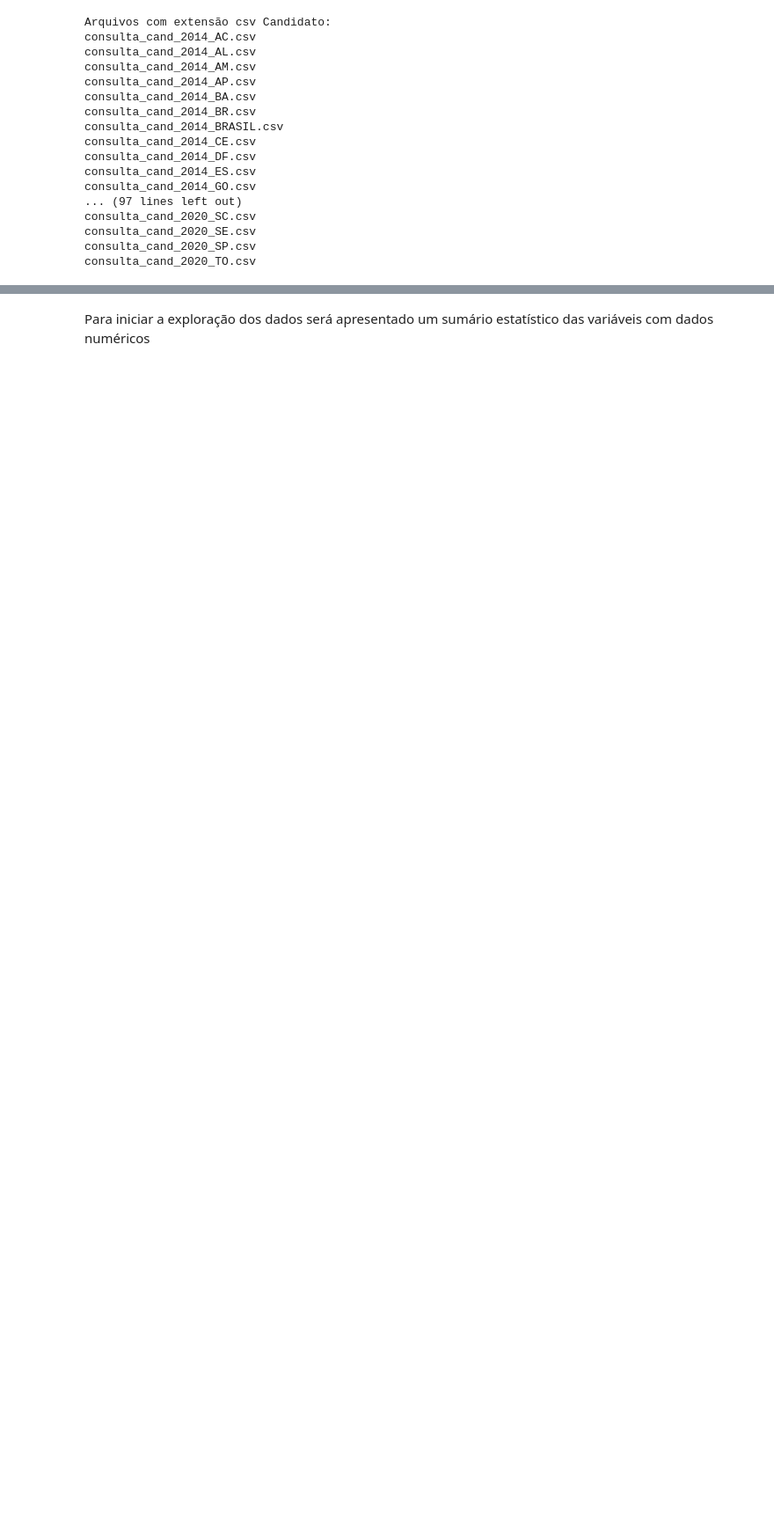
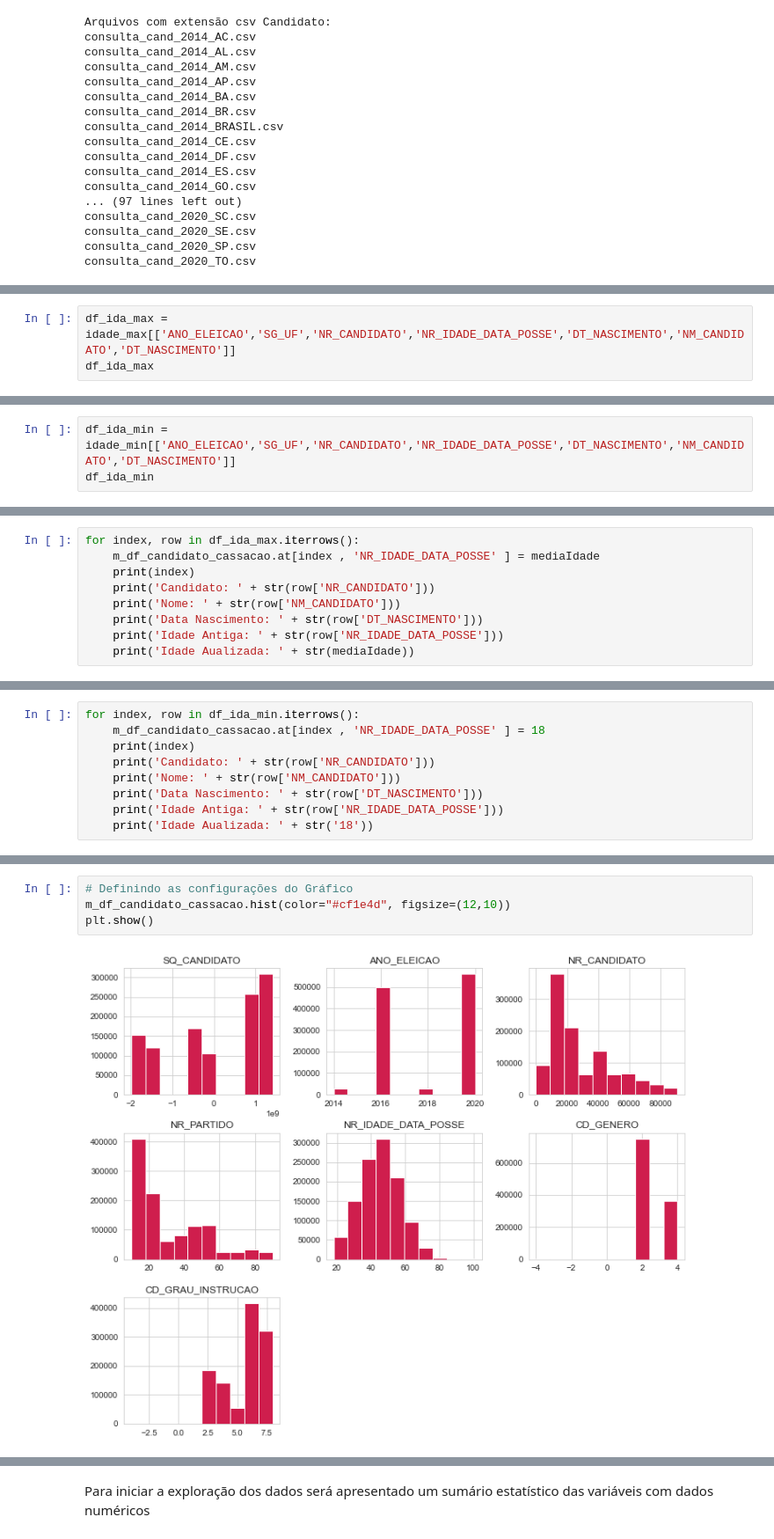
Before and after one commit to wendercorrea/projetoFinalPuc, a Jupyter notebook: WENDER_CORREA.ipynb, the cells around one changed output, grey strips where cells are left out. Shown at 88% size. Saved outputs shown, nothing was run; the diff lists cells and outputs as text; blank space fills up the shorter version.

```diff
--- a/WENDER_CORREA.ipynb
+++ b/WENDER_CORREA.ipynb
@@ -299,0 +598,3 @@ mergeDf.shape
+# %%
+df_ida_max = idade_max[['ANO_ELEICAO','SG_UF','NR_CANDIDATO','NR_IDADE_DATA_POSSE','DT_NASCIMENTO','NM_CANDIDATO','DT_NASCIMENTO']]
+df_ida_max
@@ -299,0 +616,3 @@ mergeDf.shape
+# %%
+df_ida_min = idade_min[['ANO_ELEICAO','SG_UF','NR_CANDIDATO','NR_IDADE_DATA_POSSE','DT_NASCIMENTO','NM_CANDIDATO','DT_NASCIMENTO']]
+df_ida_min
@@ -299,0 +626,9 @@ mergeDf.shape
+# %%
+for index, row in df_ida_max.iterrows():
+    m_df_candidato_cassacao.at[index , 'NR_IDADE_DATA_POSSE' ] = mediaIdade
+    print(index)
+    print('Candidato: ' + str(row['NR_CANDIDATO']))
+    print('Nome: ' + str(row['NM_CANDIDATO']))
+    print('Data Nascimento: ' + str(row['DT_NASCIMENTO']))
+    print('Idade Antiga: ' + str(row['NR_IDADE_DATA_POSSE']))
+    print('Idade Aualizada: ' + str(mediaIdade))
@@ -299,0 +653,9 @@ mergeDf.shape
+# %%
+for index, row in df_ida_min.iterrows():
+    m_df_candidato_cassacao.at[index , 'NR_IDADE_DATA_POSSE' ] = 18
+    print(index)
+    print('Candidato: ' + str(row['NR_CANDIDATO']))
+    print('Nome: ' + str(row['NM_CANDIDATO']))
+    print('Data Nascimento: ' + str(row['DT_NASCIMENTO']))
+    print('Idade Antiga: ' + str(row['NR_IDADE_DATA_POSSE']))
+    print('Idade Aualizada: ' + str('18'))
@@ -311,0 +740,6 @@ mergeDf['NR_IDADE_DATA_POSSE'].describe()
+# %%
+# Definindo as configurações do Gráfico
+m_df_candidato_cassacao.hist(color="#cf1e4d", figsize=(12,10))
+plt.show()
+# %% [output]
+[figure, added]
```
Also changed, not shown: parts of 125 cells of this notebook.
